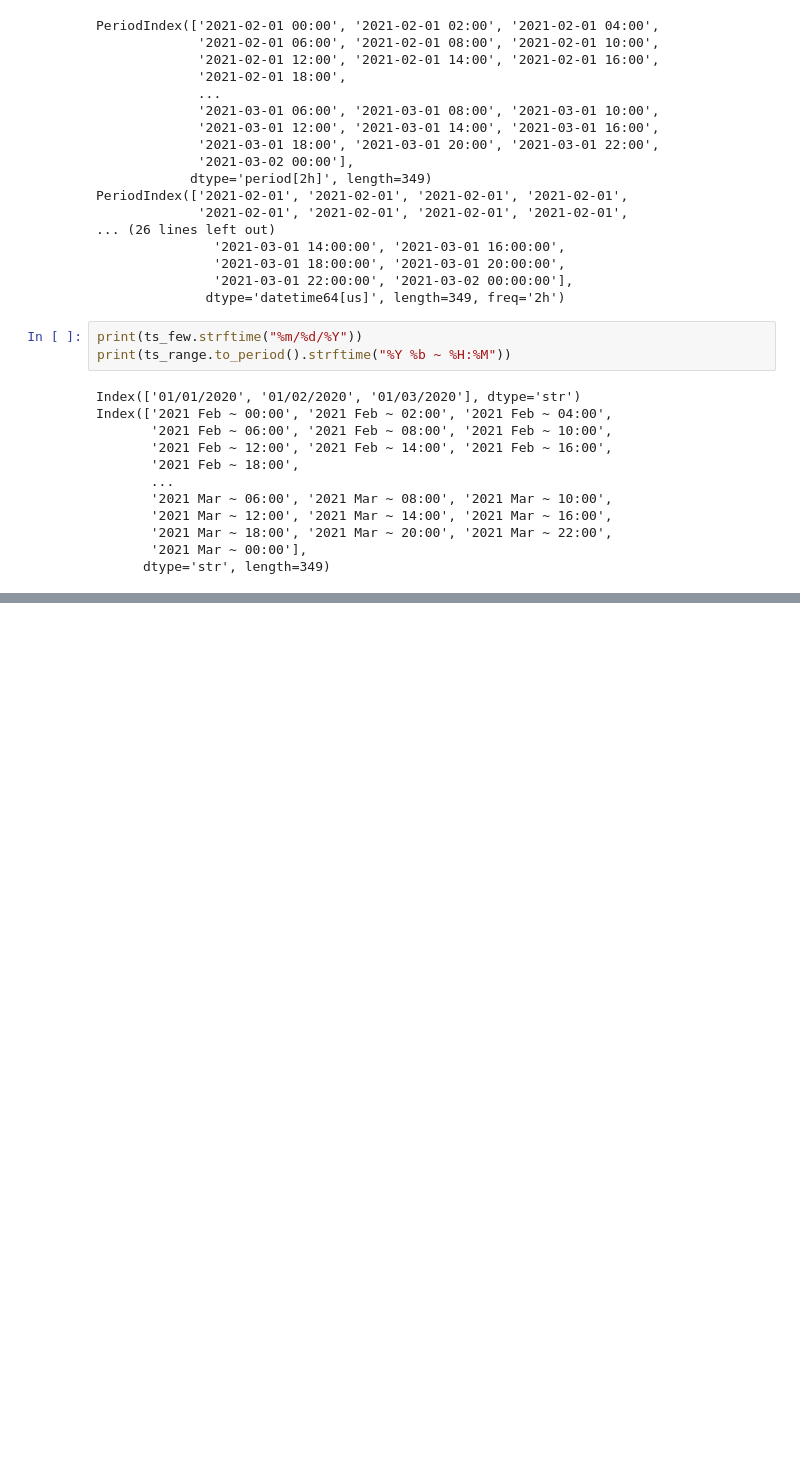
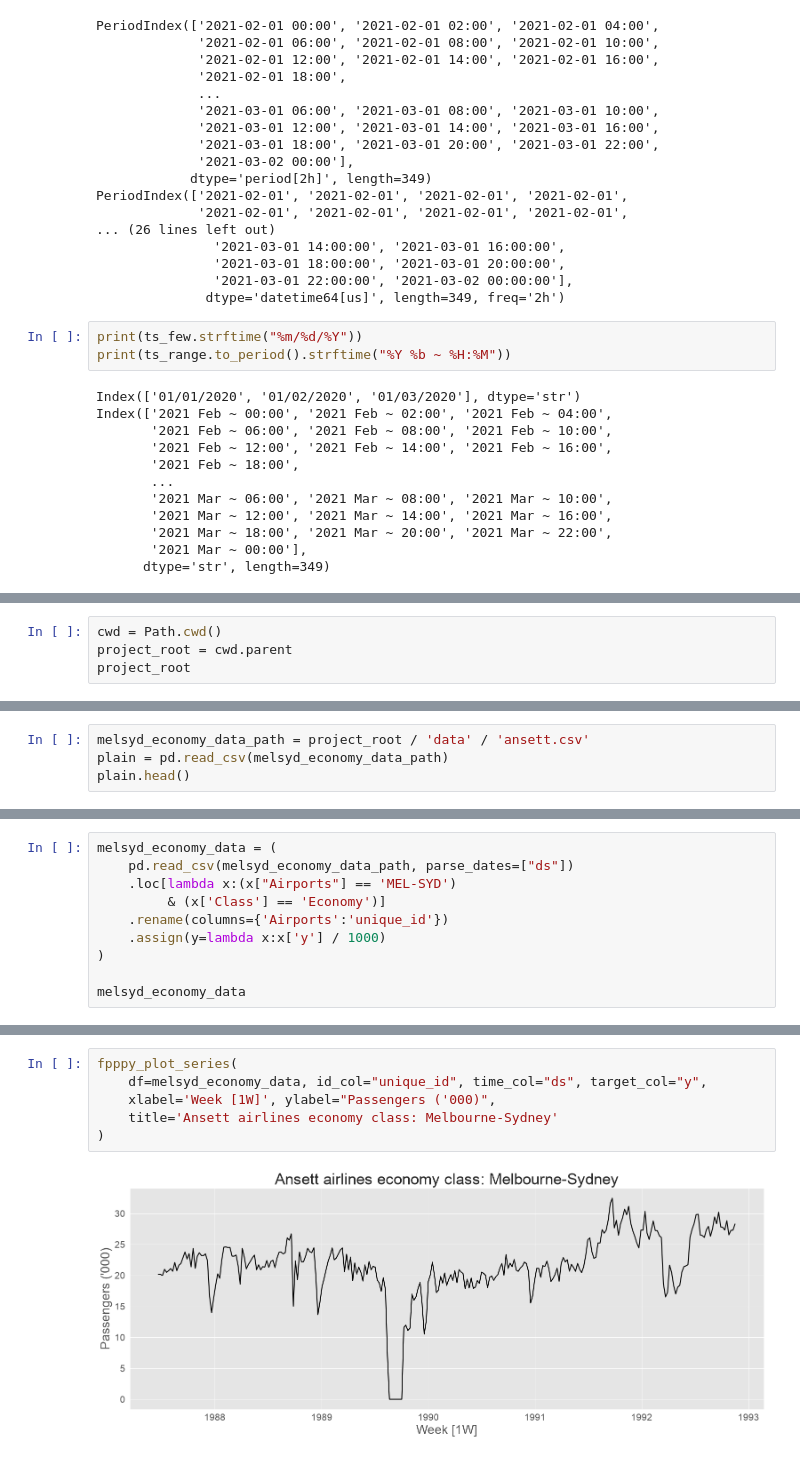
Before and after one commit to Ak62007/TS, a Jupyter notebook: notebooks/00_TS_Graphics.ipynb, the cells around one changed output, grey strips where cells are left out. Drawn from its saved outputs; the diff is of its cells as text; blank space fills up the shorter version.

```diff
--- a/notebooks/00_TS_Graphics.ipynb
+++ b/notebooks/00_TS_Graphics.ipynb
@@ -208,0 +232,4 @@ Index(['2021 Feb ~ 00:00', '2021 Feb ~ 02:00', '2021 Feb ~ 04:00',
+# %%
+cwd = Path.cwd()
+project_root = cwd.parent
+project_root
@@ -208,0 +425,4 @@ Index(['2021 Feb ~ 00:00', '2021 Feb ~ 02:00', '2021 Feb ~ 04:00',
+# %%
+melsyd_economy_data_path = project_root / 'data' / 'ansett.csv'
+plain = pd.read_csv(melsyd_economy_data_path)
+plain.head()
@@ -208,0 +436,10 @@ Index(['2021 Feb ~ 00:00', '2021 Feb ~ 02:00', '2021 Feb ~ 04:00',
+# %%
+melsyd_economy_data = (
+    pd.read_csv(melsyd_economy_data_path, parse_dates=["ds"])
+    .loc[lambda x:(x["Airports"] == 'MEL-SYD')
+         & (x['Class'] == 'Economy')]
+    .rename(columns={'Airports':'unique_id'})
+    .assign(y=lambda x:x['y'] / 1000)
+)
+
+melsyd_economy_data
@@ -208,0 +460,8 @@ Index(['2021 Feb ~ 00:00', '2021 Feb ~ 02:00', '2021 Feb ~ 04:00',
+# %%
+fpppy_plot_series(
+    df=melsyd_economy_data, id_col="unique_id", time_col="ds", target_col="y",
+    xlabel='Week [1W]', ylabel="Passengers ('000)",
+    title='Ansett airlines economy class: Melbourne-Sydney'
+)
+# %% [output]
+[figure, added]
```
Also changed, not shown: parts of 27 cells of this notebook, 2 other files.
